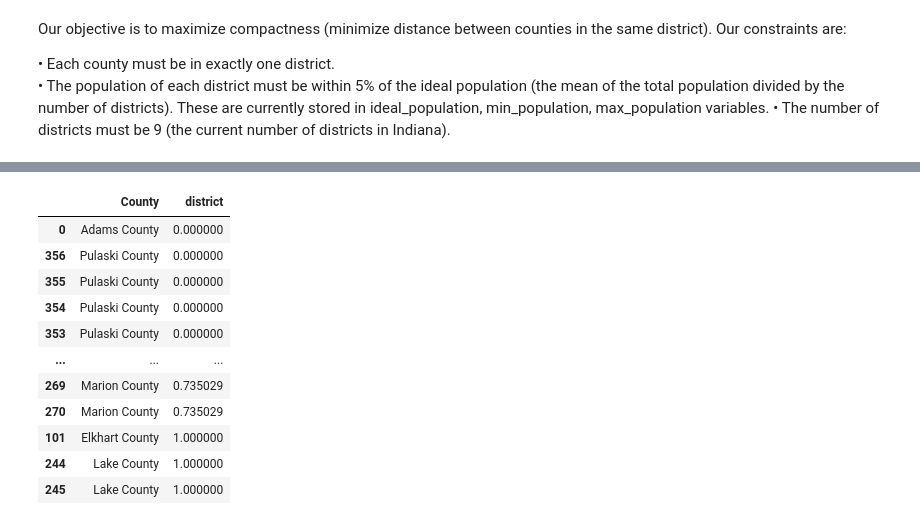
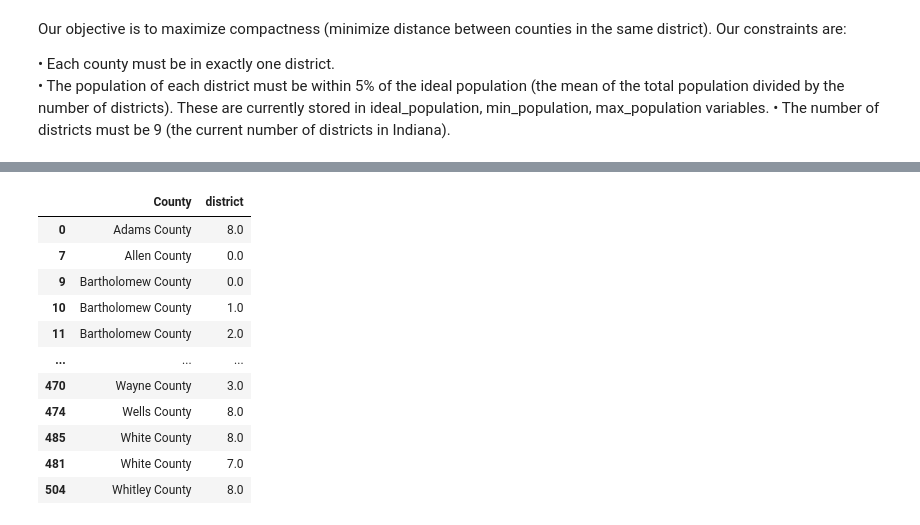
Before and after one commit to MillerMedia/Assignment3_AlgorithmicRedistricting_MSDS460, a Jupyter notebook: Assignment3.ipynb, the cells around one changed output, grey strips where cells are left out. Saved outputs shown, nothing was run; the diff lists cells and outputs as text; code cells hidden in the pictures.

```diff
--- a/Assignment3.ipynb
+++ b/Assignment3.ipynb
@@ -135,8 +135,8 @@ pop_df.head()
 ideal_population = pop_df['population'].sum() / 9
 
 # Calculate the min and max based on 5% tolerance
-min_population = ideal_population - (ideal_population * 0.05)
-max_population = ideal_population + (ideal_population * 0.05)
+min_population = ideal_population - (ideal_population * 0.1)
+max_population = ideal_population + (ideal_population * 0.1)
 
 ideal_population, min_population, max_population
 # %% [output]
@@ -221,42 +221,75 @@ Our objective is to maximize compactness (minimize distance between counties in
 # %%
 # Work in Progress
 # Import PuLP library
-from pulp import LpVariable, LpBinary, LpProblem, LpMaximize, lpSum, LpStatus
+from pulp import LpVariable, LpBinary, LpProblem, LpMinimize, lpSum, LpStatus
 
 # Create a binary variable to indicate if a county is assigned to a district
-adjacent['is_assigned'] = LpVariable.dicts("is_assigned", adjacent.index, 0, 1, LpBinary)
+#adjacent['is_assigned'] = LpVariable.dicts("is_assigned", adjacent.index, 0, 1, LpBinary)
+
+# Define the number of districts
+num_districts = 9
+
+# Create binary variables for county-district assignments
+adjacent['district_assignments'] = [
+    {d: LpVariable(f"assign_{i}_{d}", cat="Binary") for d in range(num_districts)}
+    for i in adjacent.index
+]
 
 # Create a binary variable to indicate if two counties are in the same district
-adjacent['is_same_district'] = LpVariable.dicts("is_same_district", adjacent.index, 0, 1, LpBinary)
+#adjacent['is_same_district'] = LpVariable.dicts("is_same_district", adjacent.index, 0, 1, LpBinary)
+
+# Create binary variables to indicate if two counties are in the same district
+adjacent['is_same_district'] = [
+    LpVariable(f"same_district_{i}", cat="Binary") for i in adjacent.index
+]
 
 # Initialize the model
-model = LpProblem("Indiana Counties", LpMaximize)
+model = LpProblem("Indiana Counties", LpMinimize)
 
-# Objective function: maximize compactness
-model += lpSum(adjacent['distance_miles'] * adjacent['is_same_district'])
+
+# Objective function: maximize compactness (minimize distance between each county in the same district)
+model += lpSum(
+    adjacent['distance_miles'][i] * adjacent['is_same_district'][i]
+    for i in adjacent.index
+)
 
 # Constraint: each county must be in exactly one district
 for i, county in adjacent.iterrows():
-    model += lpSum(adjacent.loc[(adjacent['County'] == county['County']) | (adjacent['Adjacent_County'] == county['County']), 'is_same_district']) == 1
+    model += lpSum(adjacent['district_assignments'][i][d] for d in range(num_districts)) == 1
 
 # Constraint: population of each district must be within 5% of the ideal population
-for i in range(9):
-    model += lpSum(adjacent.loc[j, 'main_population'] * adjacent.loc[j, 'is_assigned'] for j in adjacent.index if j % 9 == i) >= min_population
-    model += lpSum(adjacent.loc[j, 'main_population'] * adjacent.loc[j, 'is_assigned'] for j in adjacent.index if j % 9 == i) <= max_population
+for d in range(num_districts):
+    # Sum of populations in each district should be within [min_population, max_population]
+    model += lpSum(
+        adjacent['main_population'][i] * adjacent['district_assignments'][i][d]
+        for i in adjacent.index
+    ) >= min_population
+    model += lpSum(
+        adjacent['main_population'][i] * adjacent['district_assignments'][i][d]
+        for i in adjacent.index
+    ) <= max_population
 
-# Constraint: number of districts must be 9
-model += lpSum(adjacent['is_assigned']) == 9
+# Constraint: number of unique districts must be 9
+district_usage = {d: LpVariable(f"district_used_{d}", cat="Binary") for d in range(num_districts)}
+for d in range(num_districts):
+    model += district_usage[d] <= lpSum(adjacent['district_assignments'][i][d] for i in adjacent.index)
+model += lpSum(district_usage[d] for d in range(num_districts)) == num_districts
+
 
 # Solve the model
 model.solve()
 
 # Display the status of the model
-LpStatus[model.status]
+print("Status:", LpStatus[model.status])
+
+# Extract optimized district assignments
+for i, county in adjacent.iterrows():
+    for d in range(num_districts):
+        if adjacent['district_assignments'][i][d].varValue == 1:
+            adjacent.loc[i, 'district'] = d
 
 # Display the optimized district assignments
-adjacent['district'] = [county['is_assigned'].varValue for i, county in adjacent.iterrows()]
-
-# Display the optimized district assignments
-adjacent[['County', 'district']].sort_values('district')
+district_assignments = adjacent[['County', 'district']].sort_values('County').drop_duplicates()
+district_assignments
 # %% [output]
 Welcome to the CBC MILP Solver
@@ -281,12 +314,12 @@ Total time (CPU seconds):       0.02   (Wallclock seconds):       0.03
 |  | County | district |
-| 0 | Adams County | 0.000000 |
-| 356 | Pulaski County | 0.000000 |
-| 355 | Pulaski County | 0.000000 |
-| 354 | Pulaski County | 0.000000 |
-| 353 | Pulaski County | 0.000000 |
+| 0 | Adams County | 8.0 |
+| 7 | Allen County | 0.0 |
+| 9 | Bartholomew County | 0.0 |
+| 10 | Bartholomew County | 1.0 |
+| 11 | Bartholomew County | 2.0 |
 | ... | ... | ... |
-| 269 | Marion County | 0.735029 |
-| 270 | Marion County | 0.735029 |
-| 101 | Elkhart County | 1.000000 |
-| 244 | Lake County | 1.000000 |
-| 245 | Lake County | 1.000000 |
+| 470 | Wayne County | 3.0 |
+| 474 | Wells County | 8.0 |
+| 485 | White County | 8.0 |
+| 481 | White County | 7.0 |
+| 504 | Whitley County | 8.0 |
```
Also changed, not shown: parts of 2 cells of this notebook.
